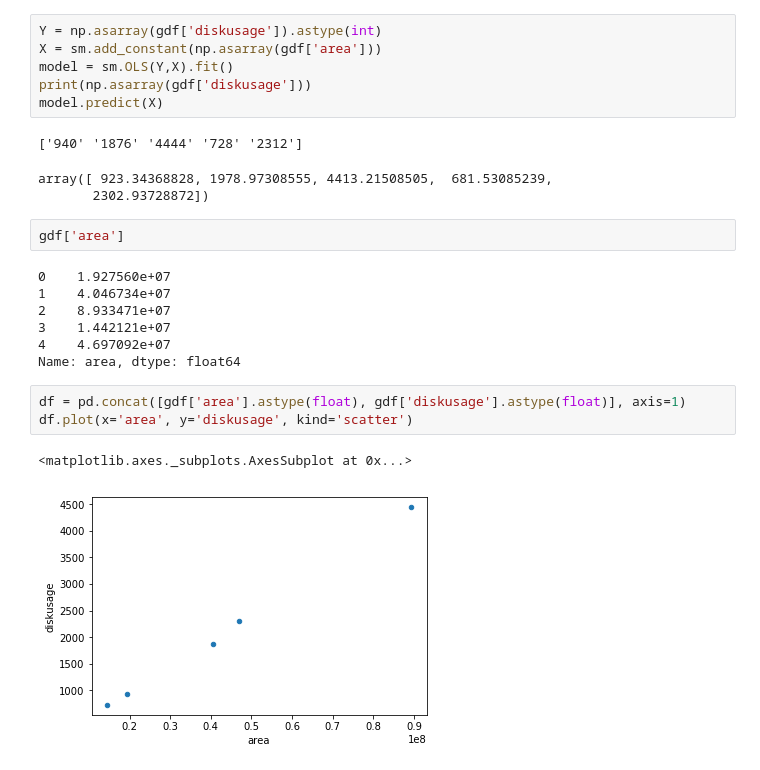
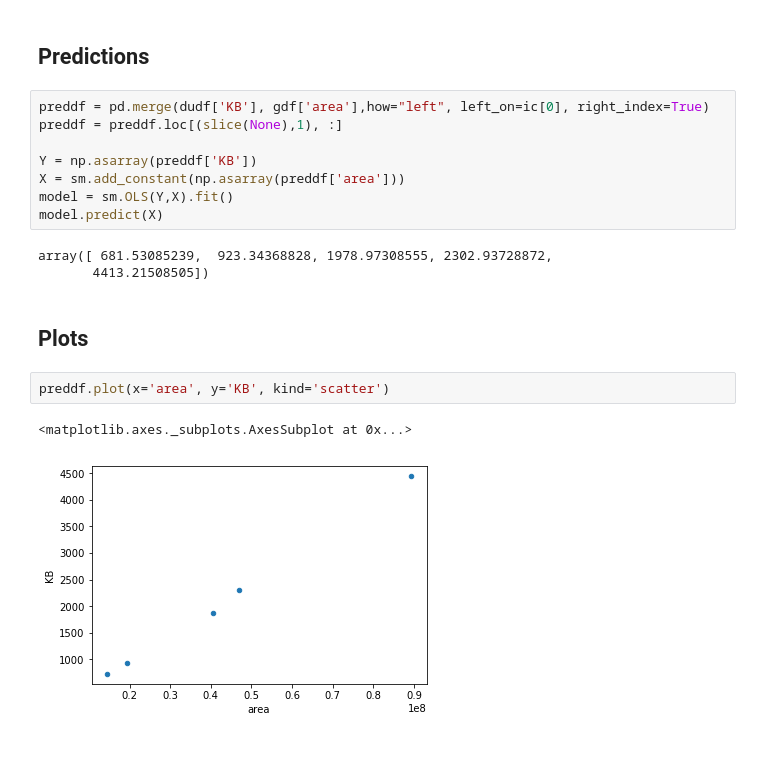
Before and after one commit to StefanBrand/masterdatacube, a Jupyter notebook: mdc_experiment.ipynb, the cells around one changed output. Cells and saved outputs as stored; diff of their text form.

```diff
--- a/mdc_experiment.ipynb
+++ b/mdc_experiment.ipynb
@@ -147,25 +155,20 @@ gdf
+# %% [markdown]
+## Predictions
 # %%
-Y = np.asarray(gdf['diskusage']).astype(int)
-X = sm.add_constant(np.asarray(gdf['area']))
+preddf = pd.merge(dudf['KB'], gdf['area'],how="left", left_on=ic[0], right_index=True)
+preddf = preddf.loc[(slice(None),1), :]
+
+Y = np.asarray(preddf['KB'])
+X = sm.add_constant(np.asarray(preddf['area']))
 model = sm.OLS(Y,X).fit()
-print(np.asarray(gdf['diskusage']))
 model.predict(X)
 # %% [output]
-['940' '1876' '4444' '728' '2312']
+array([ 681.53085239,  923.34368828, 1978.97308555, 2302.93728872,
+       4413.21508505])
-array([ 923.34368828, 1978.97308555, 4413.21508505,  681.53085239,
-       2302.93728872])
-# %%
-gdf['area']
-# %% [output]
-0    1.927560e+07
-1    4.046734e+07
-2    8.933471e+07
-3    1.442121e+07
-4    4.697092e+07
-Name: area, dtype: float64
-# %%
-df = pd.concat([gdf['area'].astype(float), gdf['diskusage'].astype(float)], axis=1)
-df.plot(x='area', y='diskusage', kind='scatter')
-# %% [output]
-<matplotlib.axes._subplots.AxesSubplot at 0x...>
-[figure, removed]
+# %% [markdown]
+## Plots
+# %%
+preddf.plot(x='area', y='KB', kind='scatter')
+# %% [output]
+<matplotlib.axes._subplots.AxesSubplot at 0x...>
+[figure, added]
```
Also changed, not shown: parts of 14 cells of this notebook.
